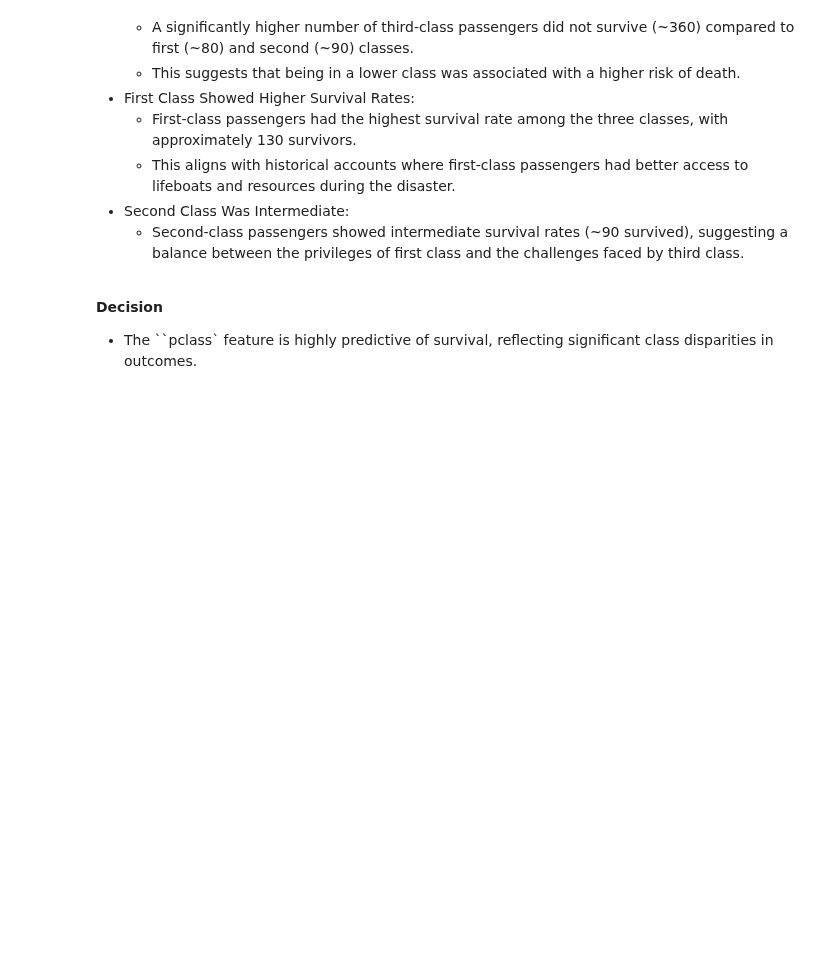
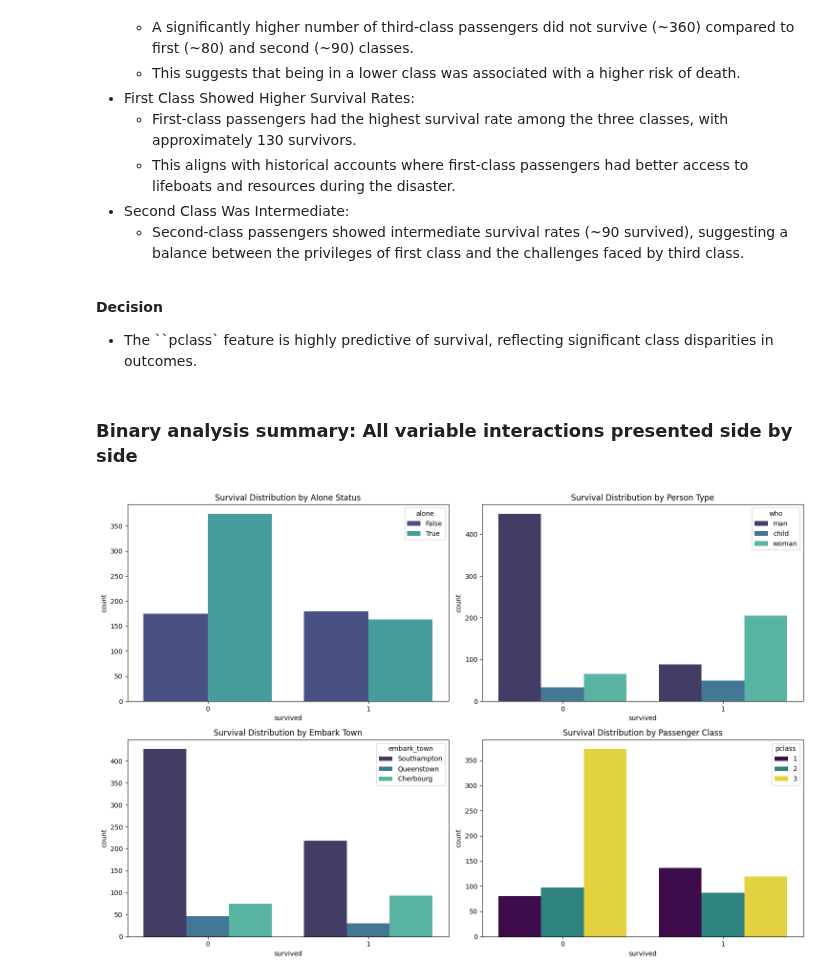
Before and after one commit to tshihab07/Titanic-Life-Prediction, a Jupyter notebook: preprocessing.ipynb, the cells around one changed output. Cells and saved outputs as stored; diff of their text form; code cells hidden in the pictures; blank space fills up the shorter version.

Commit message:
Add grid layout of bivariate analysis plots to summarize pairwise relationships

```diff
--- a/preprocessing.ipynb
+++ b/preprocessing.ipynb
@@ -521,3 +539,31 @@ plt.show()
 
 **Decision**
 - The ``pclass` feature is highly predictive of survival, reflecting significant class disparities in outcomes.
+# %% [markdown]
+### Binary analysis summary: All variable interactions presented side by side
+# %%
+# Define the plots configuration
+plots_config = [
+    {"hue": "alone", "palette": "mako", "title": "Survival Distribution by Alone Status"},
+    {"hue": "who", "palette": "mako", "title": "Survival Distribution by Person Type"},
+    {"hue": "embark_town", "palette": "mako", "title": "Survival Distribution by Embark Town"},
+    {"hue": "pclass", "palette": "viridis", "title": "Survival Distribution by Passenger Class"}
+]
+
+# Create a figure with subplots
+fig, axes = plt.subplots(2, 2, figsize=(15, 10))
+
+# Loop through configurations and create plots
+for i, config in enumerate(plots_config):
+    row = i // 2
+    col = i % 2
+
+    sns.countplot(data=df, x="survived", hue=config["hue"],
+                  palette=config["palette"], ax=axes[row, col])
+    axes[row, col].set_title(config["title"])
+
+# Adjust layout to prevent overlap
+plt.tight_layout()
+plt.show()
+# %% [output]
+[figure, added]
```
Also changed, not shown: parts of 2 cells of this notebook.
